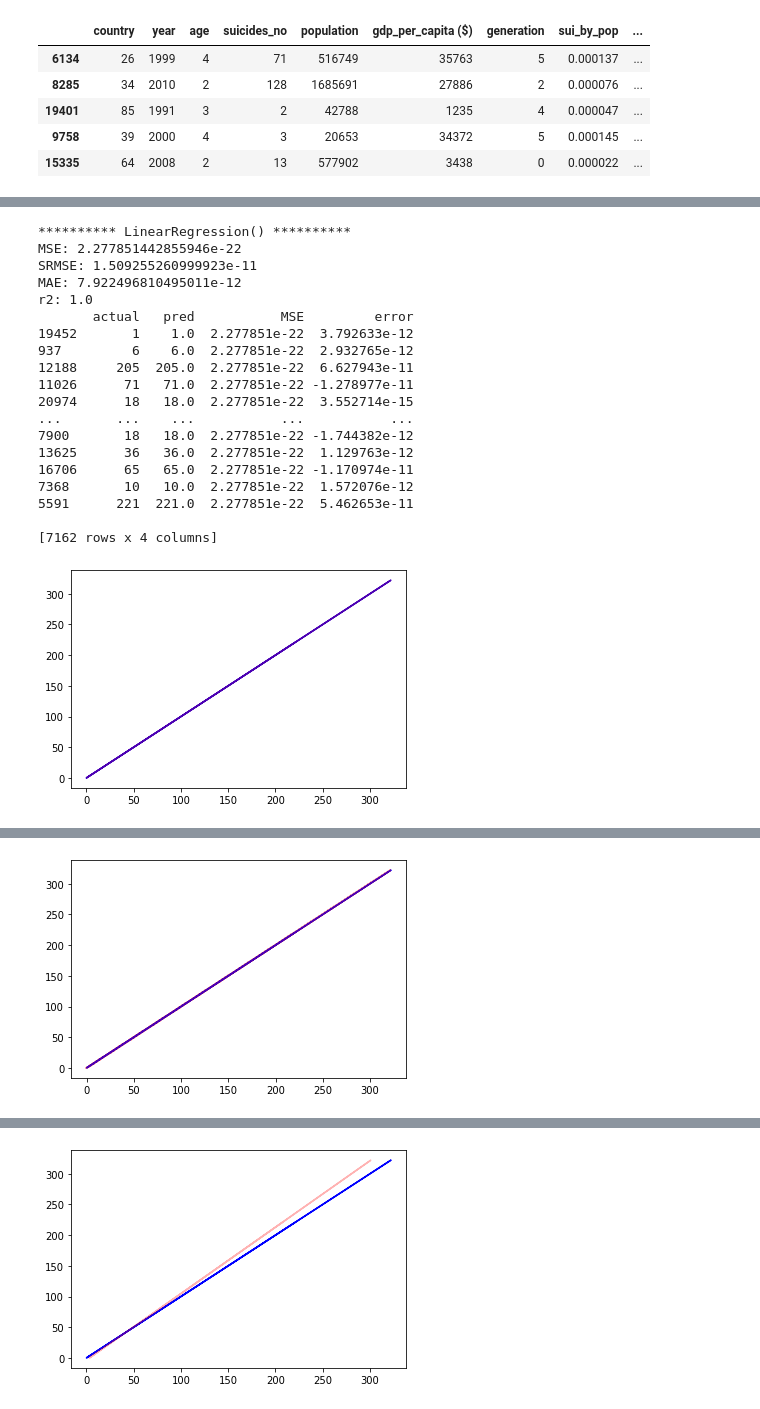
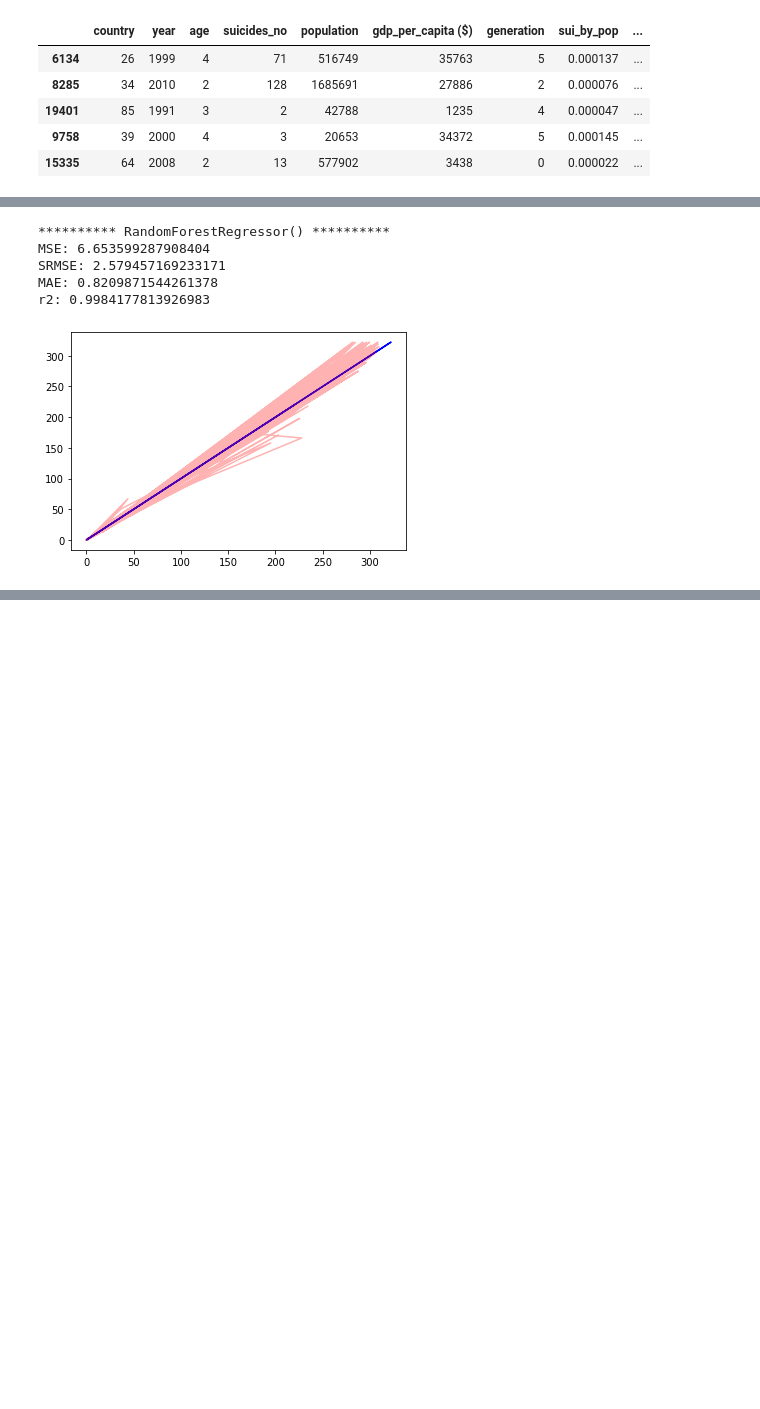
Before and after one commit to mikemoore26/suicide_regressor, a Jupyter notebook: model_training.ipynb, the cells around one changed output, grey strips where cells are left out. Cells and saved outputs as stored; diff of their text form; code cells hidden in the pictures; blank space fills up the shorter version.

```diff
--- a/model_training.ipynb
+++ b/model_training.ipynb
@@ -52,7 +67,7 @@ df.sample(5)
 | 9758 | 39 | 2000 | 4 | 3 | 20653 | 34372 | 5 | 0.000145 | ... |
 | 15335 | 64 | 2008 | 2 | 13 | 577902 | 3438 | 0 | 0.000022 | ... |
 # %%
-X = df.drop('suicides_no',1)
+X = df.drop(['suicides_no','sui_by_total'],1)
 y = df['suicides_no']
 # %%
 from sklearn.model_selection import train_test_split
@@ -110,44 +243,29 @@ from sklearn.tree import DecisionTreeRegressor
 # %%
-models = [LinearRegression(),Ridge(),Lasso(),AdaBoostRegressor(),DecisionTreeRegressor(),RandomForestRegressor()]
-for model in models:
-    model.fit(X_train,y_train)
-    pred = model.predict(X_test)
-    print('*'*10,model,'*'*10)
-    print(f'MSE: {mean_squared_error(y_test,pred)}')
-    print(f'SRMSE: {np.sqrt(mean_squared_error(y_test,pred))}')
-    print(f'MAE: {mean_absolute_error(y_test,pred)}')
-    print(f'r2: {r2_score(y_test,pred)}')
+model = RandomForestRegressor()
+model.fit(X_train,y_train)
+pred = model.predict(X_test)
+print('*'*10,model,'*'*10)
+print(f'MSE: {mean_squared_error(y_test,pred)}')
+print(f'SRMSE: {np.sqrt(mean_squared_error(y_test,pred))}')
+print(f'MAE: {mean_absolute_error(y_test,pred)}')
+print(f'r2: {r2_score(y_test,pred)}')
 
-    df_res = pd.DataFrame()
-    df_res['actual'] = y_test
-    df_res['pred'] = pred
-    df_res['MSE'] = mean_squared_error(y_test,pred)
-    df_res['error'] = y_test - pred
-    print(df_res)
+df_res = pd.DataFrame()
+df_res['actual'] = y_test
+df_res['pred'] = pred
+df_res['MSE'] = mean_squared_error(y_test,pred)
+df_res['error'] = y_test - pred
+#print(df_res)
 
-    plt.plot(df_res['actual'],df_res['actual'],'b',alpha=1)
-    plt.plot(df_res['pred'],df_res['actual'],'r',alpha=0.3)
-    plt.show()
-    print('*'*20)
+plt.plot(df_res['actual'],df_res['actual'],'b',alpha=1)
+plt.plot(df_res['pred'],df_res['actual'],'r',alpha=0.3)
+plt.show()
+print('*'*20)
 # %% [output]
-********** LinearRegression() **********
-MSE: 2.277851442855946e-22
-SRMSE: 1.509255260999923e-11
-MAE: 7.922496810495011e-12
-r2: 1.0
-       actual   pred           MSE         error
-19452       1    1.0  2.277851e-22  3.792633e-12
-937         6    6.0  2.277851e-22  2.932765e-12
-12188     205  205.0  2.277851e-22  6.627943e-11
-11026      71   71.0  2.277851e-22 -1.278977e-11
-20974      18   18.0  2.277851e-22  3.552714e-15
-...       ...    ...           ...           ...
-7900       18   18.0  2.277851e-22 -1.744382e-12
-13625      36   36.0  2.277851e-22  1.129763e-12
-16706      65   65.0  2.277851e-22 -1.170974e-11
-7368       10   10.0  2.277851e-22  1.572076e-12
-5591      221  221.0  2.277851e-22  5.462653e-11
-
-[7162 rows x 4 columns]
+********** RandomForestRegressor() **********
+MSE: 6.653599287908404
+SRMSE: 2.579457169233171
+MAE: 0.8209871544261378
+r2: 0.9984177813926983
-[figure, old version]
+[figure, new version]
 ********************
@@ -173 +271,0 @@ r2: 0.9999952683724876
-[figure, removed]
@@ -194 +271,0 @@ r2: 0.9942455722656877
-[figure, removed]
```
Also changed, not shown: parts of 11 cells of this notebook, 1 other file.
